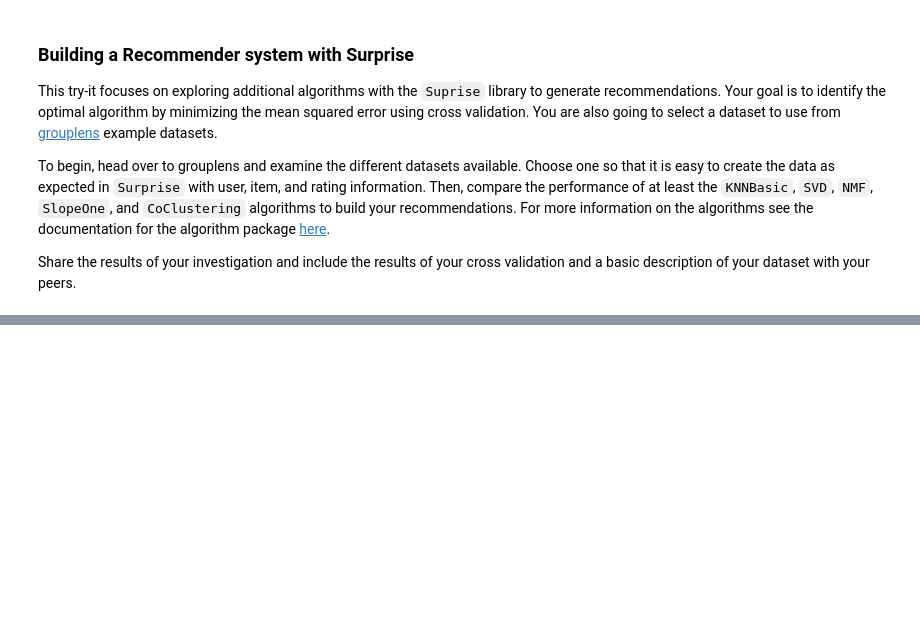
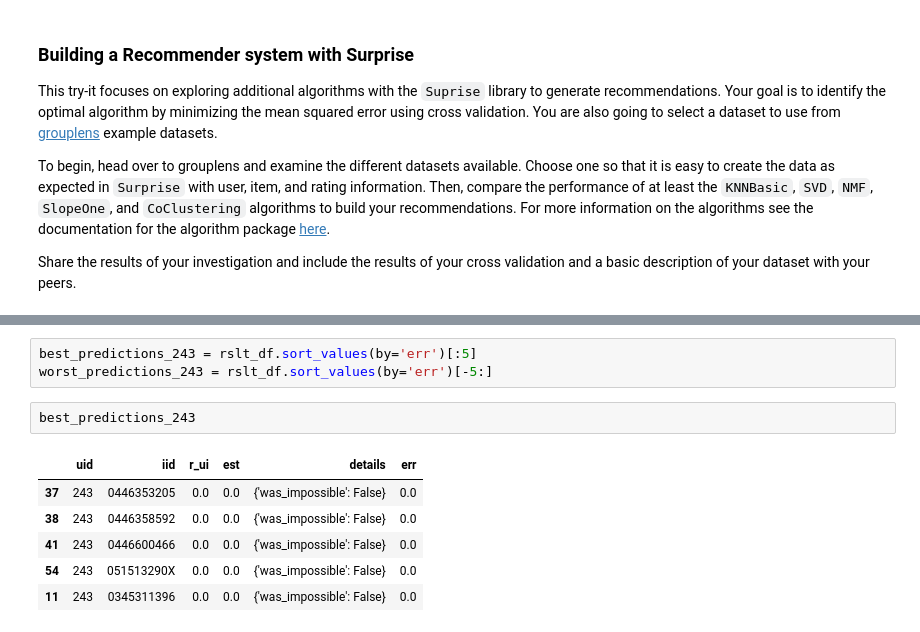
Before and after one commit to vandavilli/My-AIML-Portfolio, a Jupyter notebook: Application-9 {Recommender Systems}/va-recommend.ipynb, the cells around one changed output, grey strips where cells are left out. Saved outputs shown, nothing was run; the diff lists cells and outputs as text; blank space fills up the shorter version.

```diff
--- a/Application-9 {Recommender Systems}/va-recommend.ipynb
+++ b/Application-9 {Recommender Systems}/va-recommend.ipynb
@@ -13,0 +172,12 @@ import pandas as pd
+# %%
+best_predictions_243 = rslt_df.sort_values(by='err')[:5]
+worst_predictions_243 = rslt_df.sort_values(by='err')[-5:]
+# %%
+best_predictions_243
+# %% [output]
+|  | uid | iid | r_ui | est | details | err |
+| 37 | 243 | 0446353205 | 0.0 | 0.0 | {'was_impossible': False} | 0.0 |
+| 38 | 243 | 0446358592 | 0.0 | 0.0 | {'was_impossible': False} | 0.0 |
+| 41 | 243 | 0446600466 | 0.0 | 0.0 | {'was_impossible': False} | 0.0 |
+| 54 | 243 | 051513290X | 0.0 | 0.0 | {'was_impossible': False} | 0.0 |
+| 11 | 243 | 0345311396 | 0.0 | 0.0 | {'was_impossible': False} | 0.0 |
```
Also changed, not shown: parts of 23 cells of this notebook, 3 other files.
